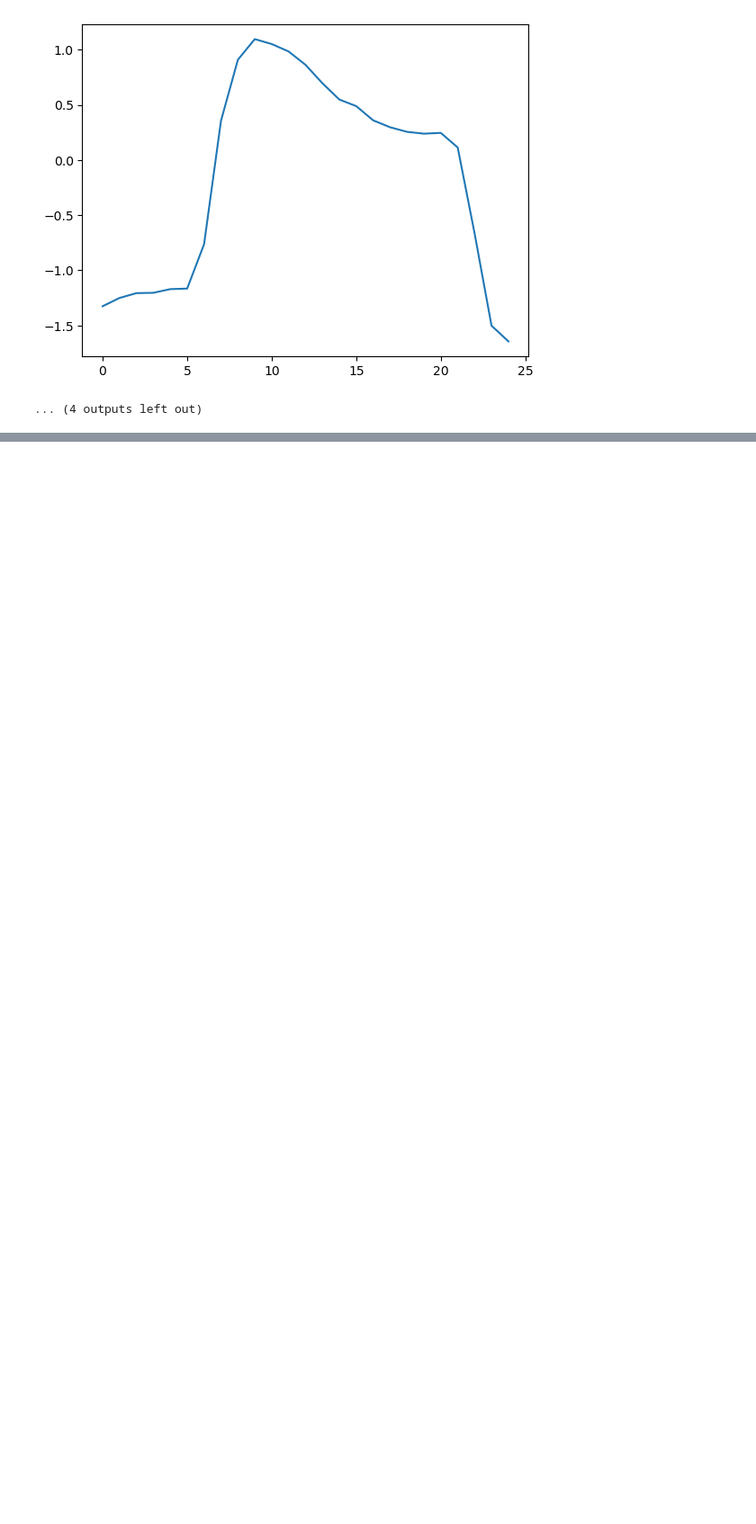
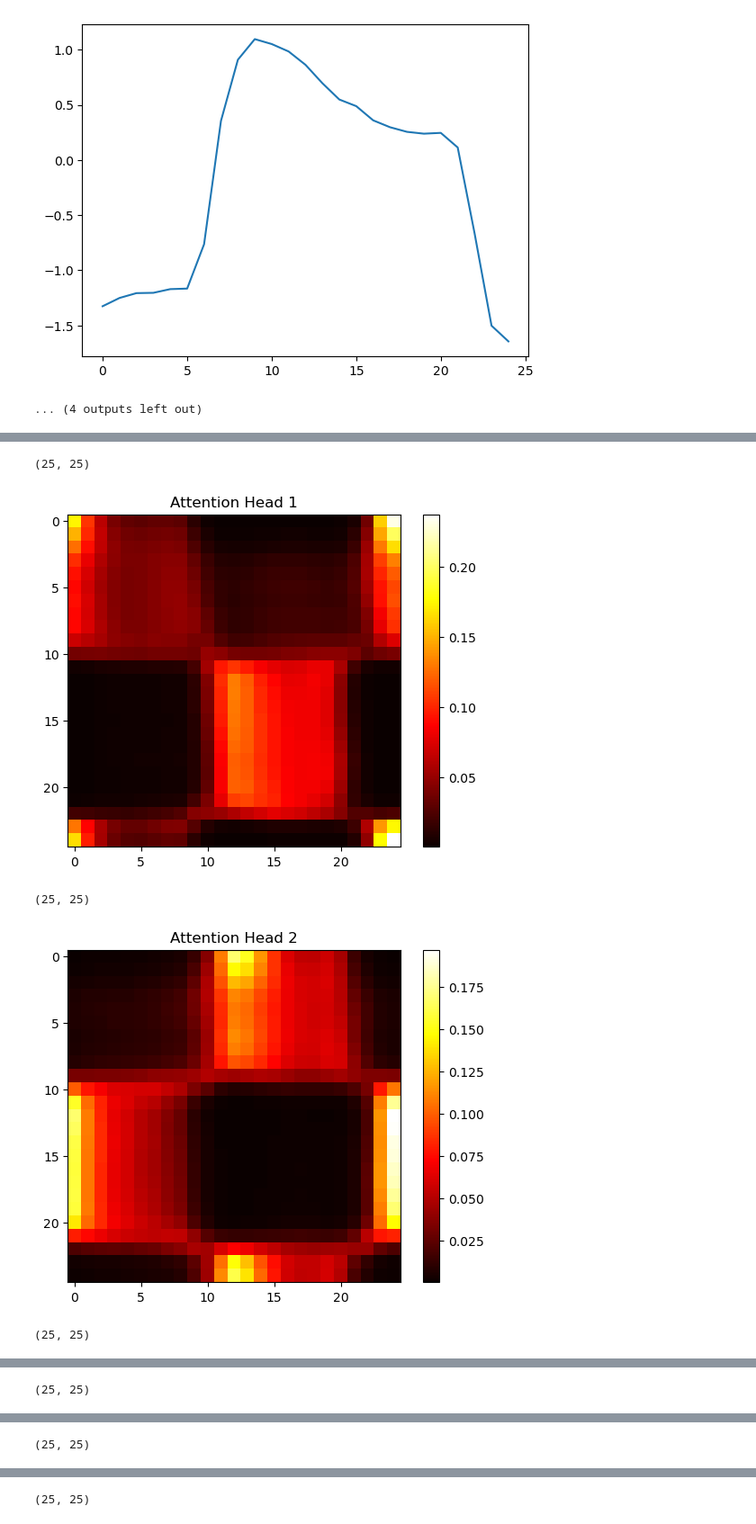
Before and after one commit to wangchz13/Anomaly-Transformer, a Jupyter notebook: test.ipynb, the cells around one changed output, grey strips where cells are left out. Shown: that part at 90% size. Cells and saved outputs as stored; diff of their text form; code cells hidden in the pictures; blank space fills up the shorter version.

```diff
--- a/test.ipynb
+++ b/test.ipynb
@@ -72,0 +173,27 @@ for i in range(len(data)):
+# %%
+import torch
+import matplotlib.pyplot as plt
+import os
+os.environ['KMP_DUPLICATE_LIB_OK']='TRUE'
+# 假设 attention_matrix 是你的注意力矩阵
+attention_matrix = torch.randn(16, 8, 25, 25)
+attention_matrix = torch.load("temp/series1.tc").cpu().detach()
+# 取第一个 batch 的注意力矩阵
+first_batch_attention = attention_matrix[0]
+
+# 遍历八个头，绘制热力图
+for head_index in range(8):
+    # 取出一个头的注意力图
+    attention_head = first_batch_attention[head_index].numpy()
+    print(attention_head.shape)
+    # 绘制热力图
+    plt.imshow(attention_head, cmap='hot', interpolation='nearest')
+    plt.title(f"Attention Head {head_index + 1}")
+    plt.colorbar()
+    plt.show()
+# %% [output]
+(25, 25)
+[figure, added]
+(25, 25)
+[figure, added]
+(25, 25)
@@ -72,0 +201 @@ for i in range(len(data)):
+(25, 25)
@@ -72,0 +203 @@ for i in range(len(data)):
+(25, 25)
@@ -72,0 +205 @@ for i in range(len(data)):
+(25, 25)
```
Also changed, not shown: parts of 6 cells of this notebook, 4 other files.
